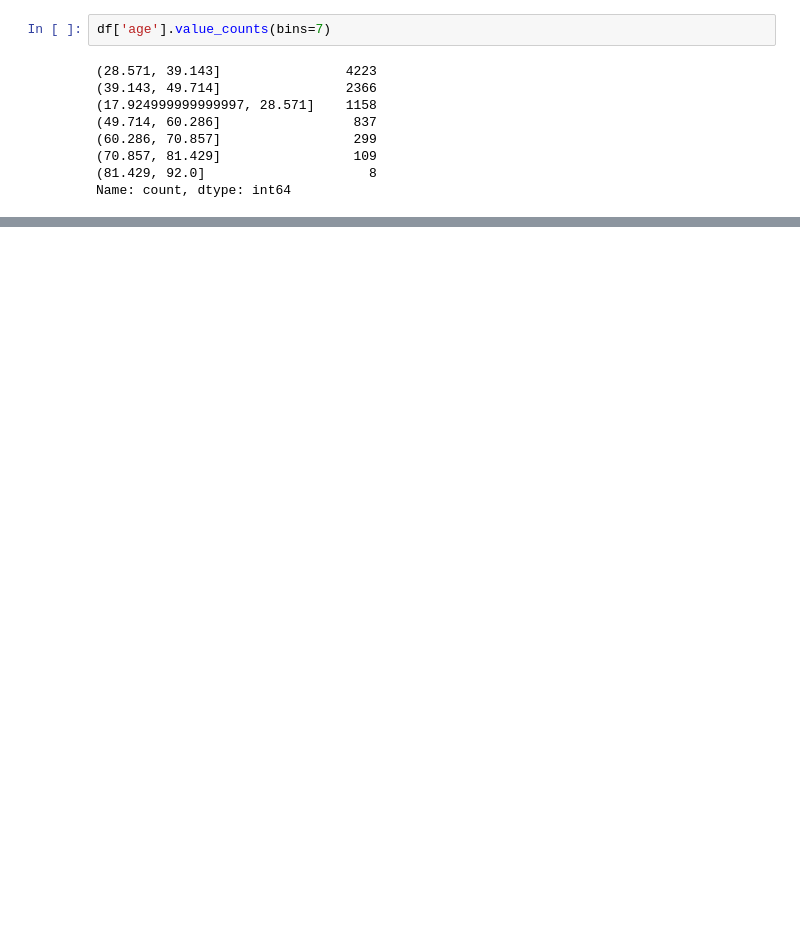
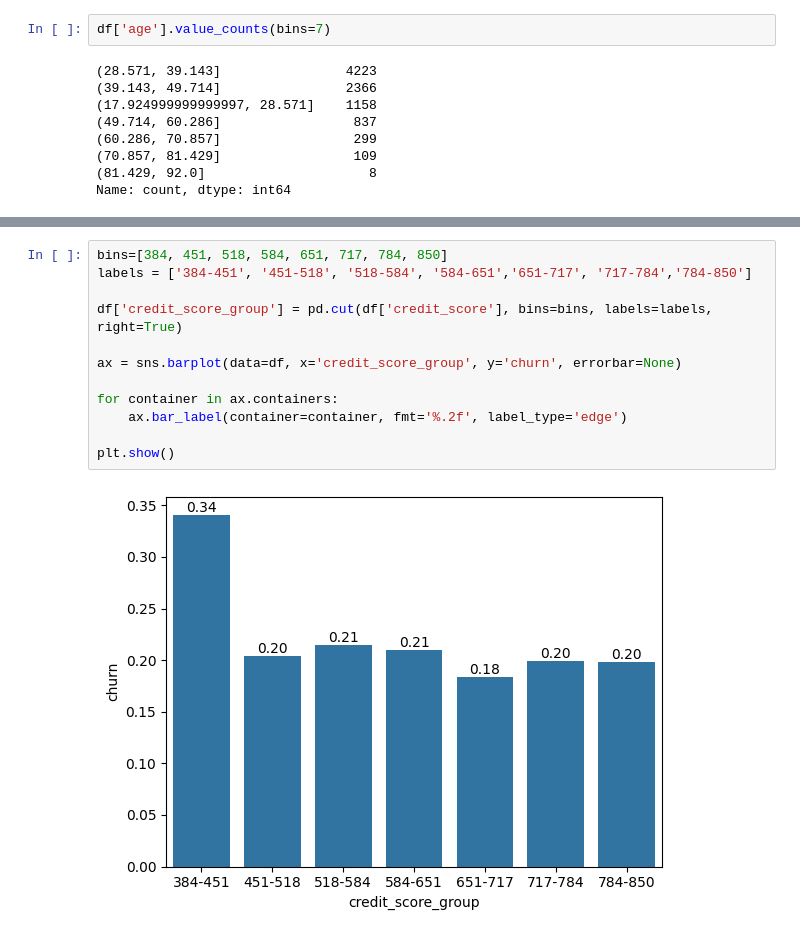
Before and after one commit to mihai20022/EuroBank_International, a Jupyter notebook: notebooks/2_exploratory_data_analysis.ipynb, the cells around one changed output, grey strips where cells are left out. Saved outputs shown, nothing was run; the diff lists cells and outputs as text; blank space fills up the shorter version.

```diff
--- a/notebooks/2_exploratory_data_analysis.ipynb
+++ b/notebooks/2_exploratory_data_analysis.ipynb
@@ -86 +86,15 @@ df['credit_score'].value_counts(bins= 10)
 Name: count, dtype: int64
+# %%
+bins=[384, 451, 518, 584, 651, 717, 784, 850]
+labels = ['384-451', '451-518', '518-584', '584-651','651-717', '717-784','784-850']
+
+df['credit_score_group'] = pd.cut(df['credit_score'], bins=bins, labels=labels, right=True)
+
+ax = sns.barplot(data=df, x='credit_score_group', y='churn', errorbar=None)
+
+for container in ax.containers:
+    ax.bar_label(container=container, fmt='%.2f', label_type='edge')
+
+plt.show()
+# %% [output]
+[figure, added]
```
Also changed, not shown: parts of 19 cells of this notebook, 3 other files.
